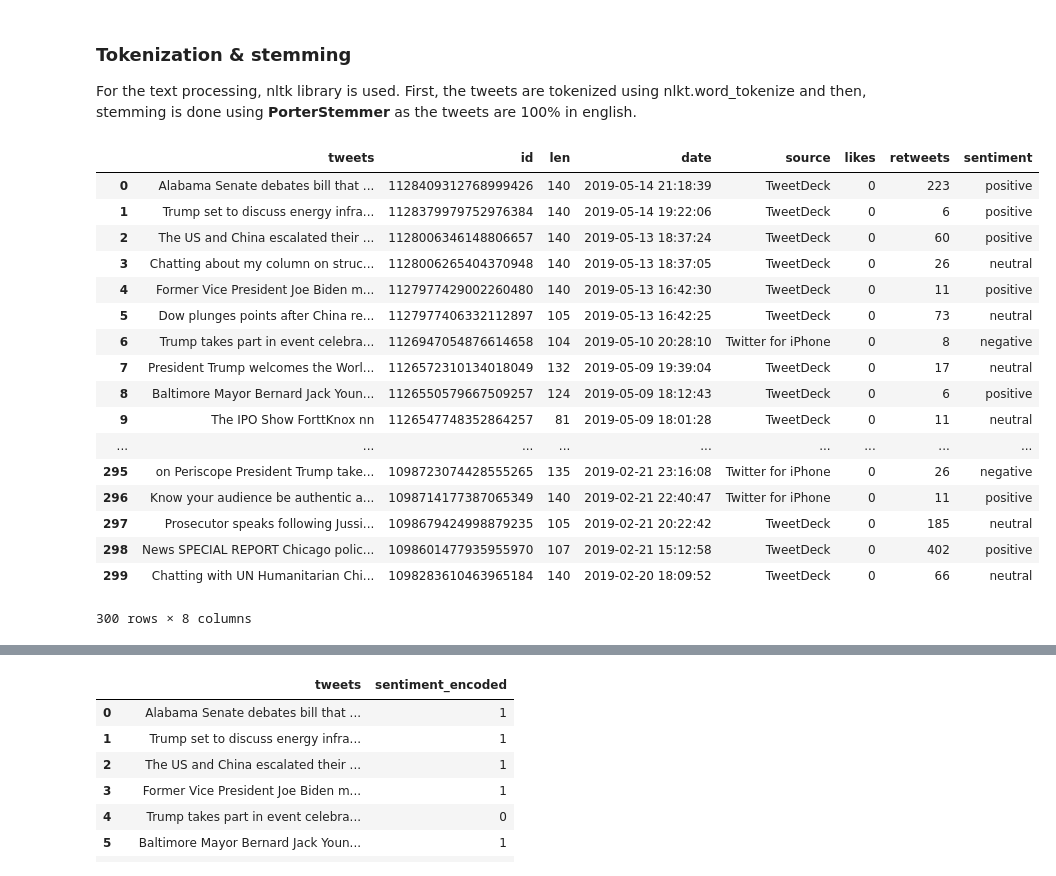
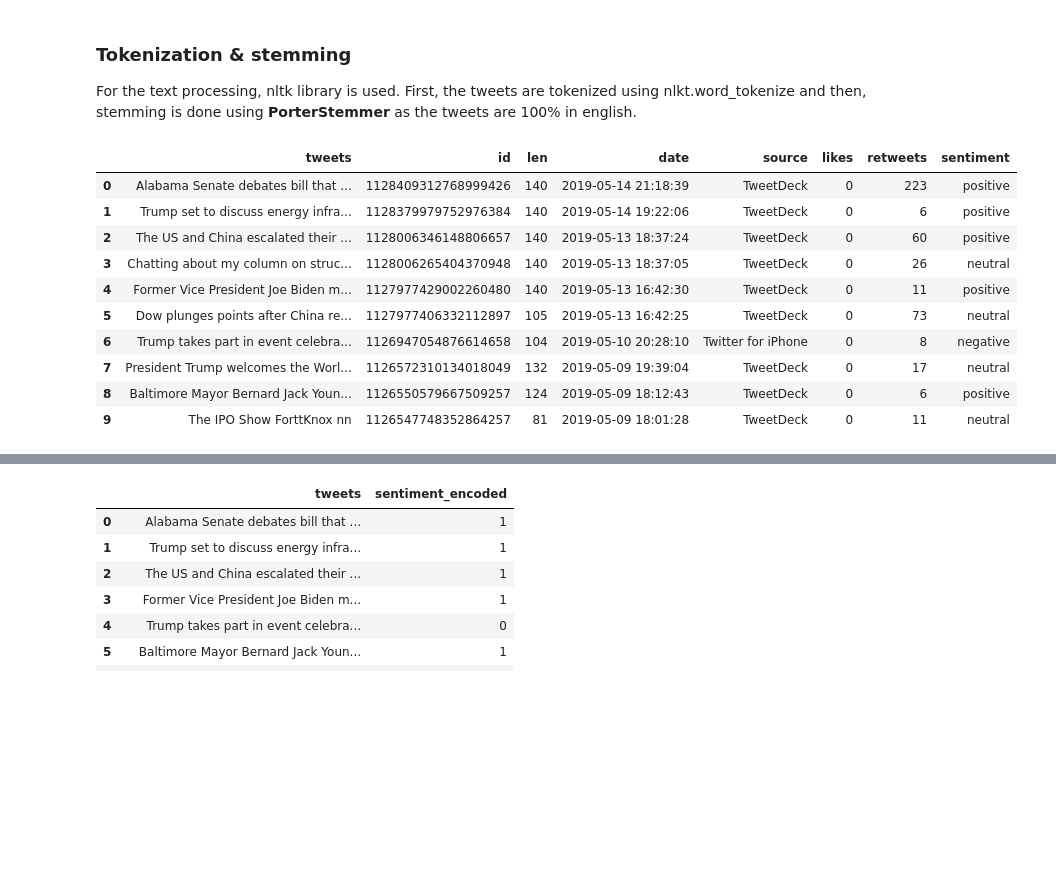
Before and after one commit to bondxue/FRE9733-Big-Data-in-Finance, a Jupyter notebook: FinalProject-SocialMediaSentimentAnalysis/Final_Project_Social_Media_Sentiment_Analysis.ipynb, the cells around one changed output, grey strips where cells are left out. Saved outputs shown, nothing was run; the diff lists cells and outputs as text; code cells hidden in the pictures; blank space fills up the shorter version.

```diff
--- a/FinalProject-SocialMediaSentimentAnalysis/Final_Project_Social_Media_Sentiment_Analysis.ipynb
+++ b/FinalProject-SocialMediaSentimentAnalysis/Final_Project_Social_Media_Sentiment_Analysis.ipynb
@@ -238,30 +239,23 @@ class TwitterData_Cleansing():
 # %%
 import re as regex
 data = TwitterData_Cleansing(df)
 data.cleanup(TwitterCleanuper())
 data.cleanup(TwitterCleanuper())
 data = data.processed_data
 data['sentiment'] = np.array([tweet_analyzer.analyze_sentiment(tweet) for tweet in data['tweets']]) # tag each tweets into Positive, Negative, or Neutral
-data.head(300)
+data.head(10)
 # %% [output]
 |  | tweets | id | len | date | source | likes | retweets | sentiment |
 | 0 | Alabama Senate debates bill that ... | 1128409312768999426 | 140 | 2019-05-14 21:18:39 | TweetDeck | 0 | 223 | positive |
 | 1 | Trump set to discuss energy infra... | 1128379979752976384 | 140 | 2019-05-14 19:22:06 | TweetDeck | 0 | 6 | positive |
 | 2 | The US and China escalated their ... | 1128006346148806657 | 140 | 2019-05-13 18:37:24 | TweetDeck | 0 | 60 | positive |
 | 3 | Chatting about my column on struc... | 1128006265404370948 | 140 | 2019-05-13 18:37:05 | TweetDeck | 0 | 26 | neutral |
 | 4 | Former Vice President Joe Biden m... | 1127977429002260480 | 140 | 2019-05-13 16:42:30 | TweetDeck | 0 | 11 | positive |
 | 5 | Dow plunges points after China re... | 1127977406332112897 | 105 | 2019-05-13 16:42:25 | TweetDeck | 0 | 73 | neutral |
 | 6 | Trump takes part in event celebra... | 1126947054876614658 | 104 | 2019-05-10 20:28:10 | Twitter for iPhone | 0 | 8 | negative |
 | 7 | President Trump welcomes the Worl... | 1126572310134018049 | 132 | 2019-05-09 19:39:04 | TweetDeck | 0 | 17 | neutral |
 | 8 | Baltimore Mayor Bernard Jack Youn... | 1126550579667509257 | 124 | 2019-05-09 18:12:43 | TweetDeck | 0 | 6 | positive |
 | 9 | The IPO Show ForttKnox nn | 1126547748352864257 | 81 | 2019-05-09 18:01:28 | TweetDeck | 0 | 11 | neutral |
-| ... | ... | ... | ... | ... | ... | ... | ... | ... |
-| 295 | on Periscope President Trump take... | 1098723074428555265 | 135 | 2019-02-21 23:16:08 | Twitter for iPhone | 0 | 26 | negative |
-| 296 | Know your audience be authentic a... | 1098714177387065349 | 140 | 2019-02-21 22:40:47 | Twitter for iPhone | 0 | 11 | positive |
-| 297 | Prosecutor speaks following Jussi... | 1098679424998879235 | 105 | 2019-02-21 20:22:42 | TweetDeck | 0 | 185 | neutral |
-| 298 | News SPECIAL REPORT Chicago polic... | 1098601477935955970 | 107 | 2019-02-21 15:12:58 | TweetDeck | 0 | 402 | positive |
-| 299 | Chatting with UN Humanitarian Chi... | 1098283610463965184 | 140 | 2019-02-20 18:09:52 | TweetDeck | 0 | 66 | neutral |
-300 rows × 8 columns
 # %%
 import plotly
 # plotly configuration
```
Also changed, not shown: parts of 6 cells of this notebook.
